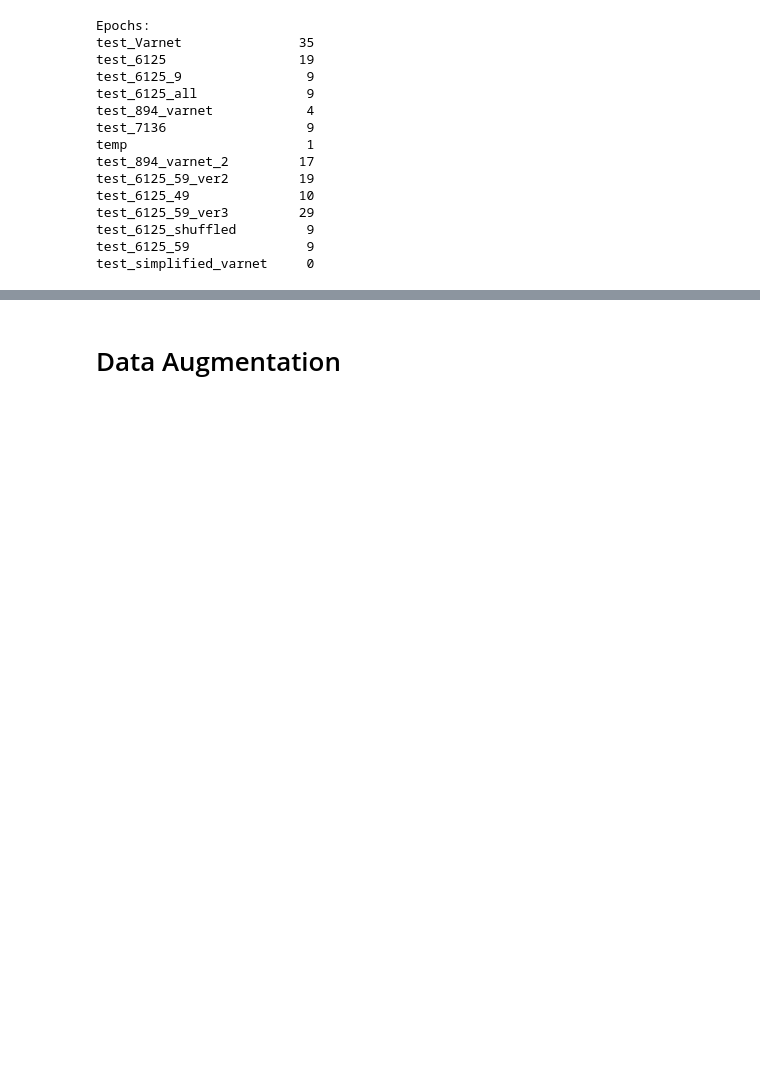
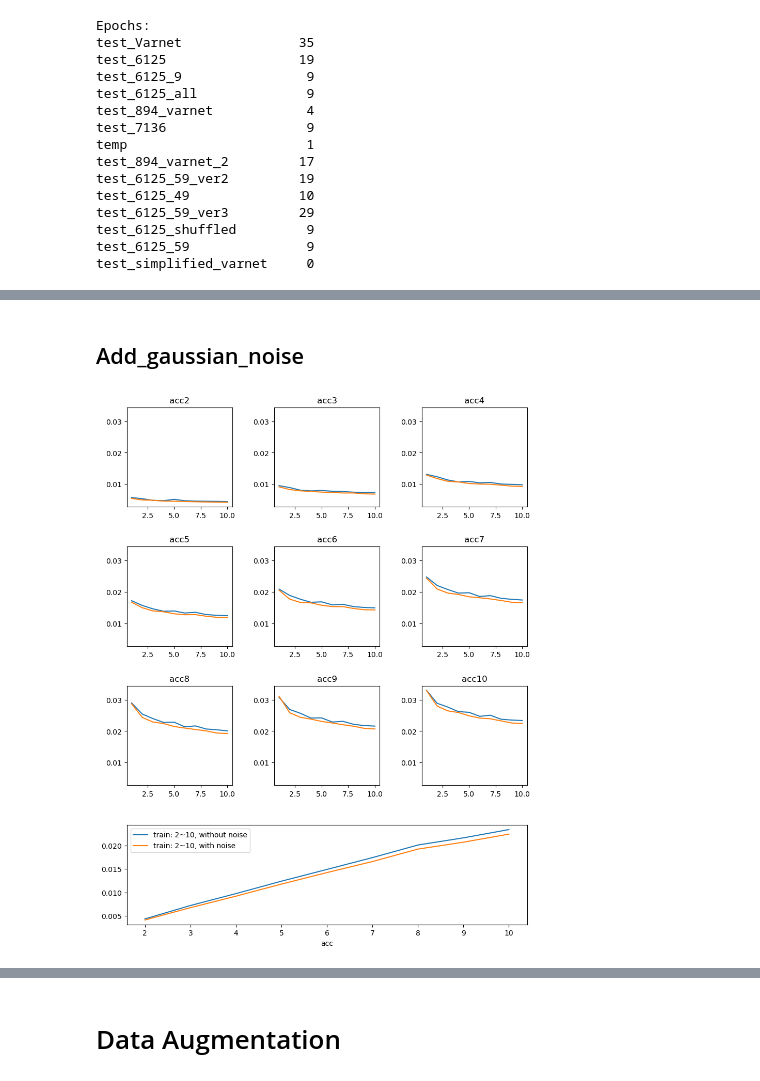
Before and after one commit to mjk32384/FastMRI_code, a Jupyter notebook: experimental.ipynb, the cells around one changed output, grey strips where cells are left out. Saved outputs shown, nothing was run; the diff lists cells and outputs as text; code cells hidden in the pictures; blank space fills up the shorter version.

```diff
--- a/experimental.ipynb
+++ b/experimental.ipynb
@@ -772,0 +863,10 @@ test_simplified_varnet     0
+# %% [markdown]
+## Add_gaussian_noise
+# %%
+import numpy as np
+from graph import graph_val_loss
+data2 = np.load("../result/test_6125_all_ssim_mask/val_loss_mask_log.npy")
+data3 = np.load("../result/test_6125_all_gaussian/val_loss_mask_log.npy")
+graph_val_loss([data2, data3], ['train: 2~10, without noise','train: 2~10, with noise'])
+# %% [output]
+[figure, added]
```
Also changed, not shown: parts of 27 cells of this notebook, 2 other files.
